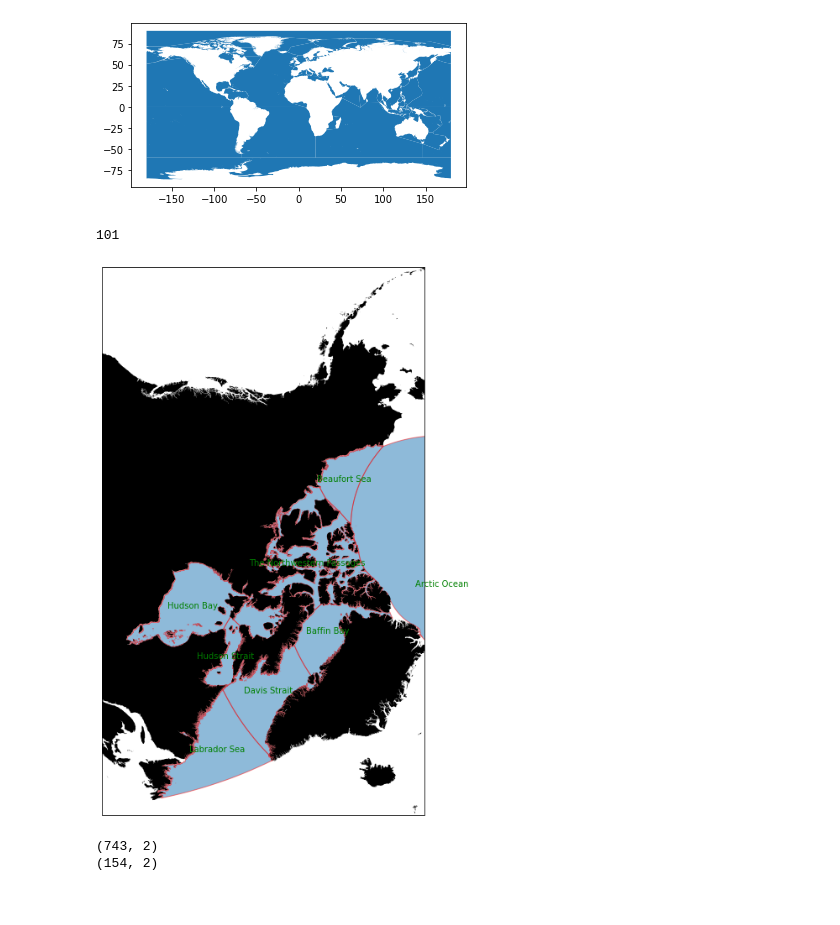
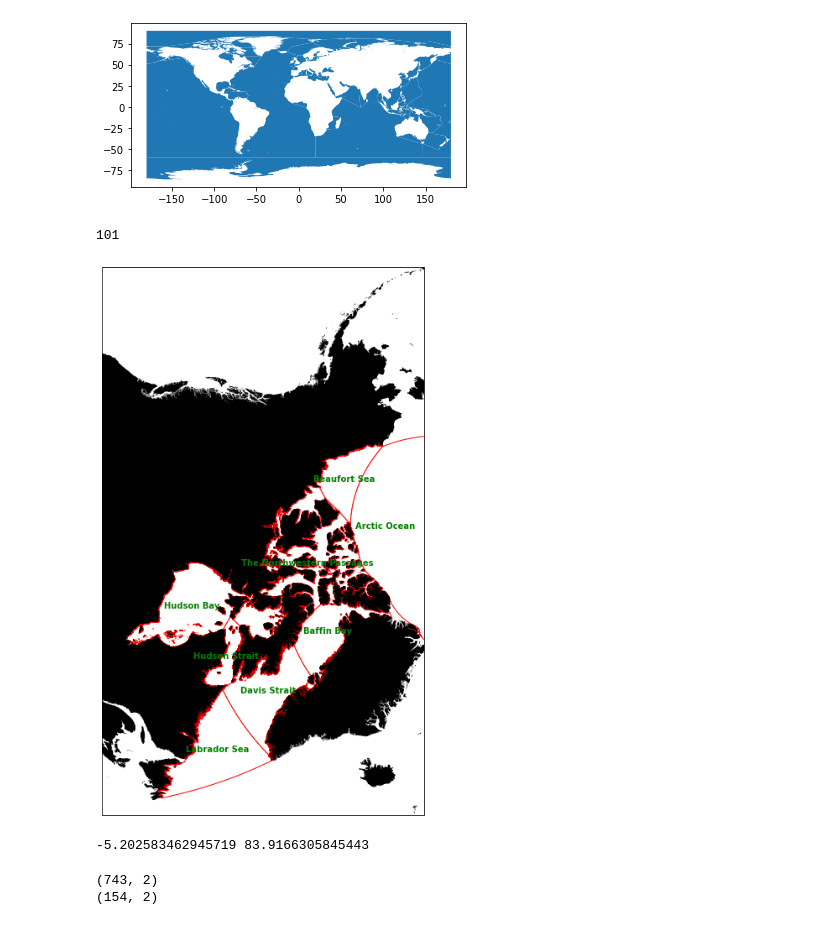
Before and after one commit to AmeyV05/Regional_canada_model, a Jupyter notebook: Altimetry_vanInger/Modifications with Altimetry data.ipynb, the cells around one changed output. Saved outputs shown, nothing was run; the diff lists cells and outputs as text; code cells hidden in the pictures.

Commit message:
seasonal and annual stats and figures

```diff
--- a/Altimetry_vanInger/Modifications with Altimetry data.ipynb
+++ b/Altimetry_vanInger/Modifications with Altimetry data.ipynb
@@ -310,39 +310,42 @@ Seasvec=['Hudson Bay','The Northwestern Passages','Hudson Strait','Baffin Bay','
 # %%
 import cartopy.crs as ccrs
 import cartopy.feature as cpf
 # marking the x-axis and y-axis
 fig=plt.figure(figsize=(12, 12), frameon=True)
 ax=plt.axes(projection=ccrs.NorthPolarStereo(central_longitude=0.0,true_scale_latitude=None, globe=None))
 ax.set_extent((-158, -47, 49, 84), crs=ccrs.PlateCarree())
 # ax.set_extent([-180,180,45,90])
 feature=cpf.GSHHSFeature(scale='i',levels=[1],facecolor='black',alpha=1,edgecolor='none')
 npoly=len(df.NAME)
 print(npoly)
 for i in range(npoly):
     polyname=df.NAME[i]
     for sea in Seasvec:
         if polyname==sea:
             # print(df.Latitude[i],df.Longitude[i])
             poly=df.geometry[i]
-            g=ax.add_geometries([poly], crs=ccrs.PlateCarree(), edgecolor='red', alpha=0.5)
+            g=ax.add_geometries([poly], crs=ccrs.PlateCarree(), edgecolor='red', alpha=1,facecolor='white')
             if polyname=='Arctic Ocean':
-                x = poly.centroid.x-8.0
-                y = poly.centroid.y+6.0
+                x = poly.centroid.x-130.0
+                y = poly.centroid.y-4.0
             else:
                 x = poly.centroid.x
                 y = poly.centroid.y
-            ax.text(x, y, polyname, color='green',font='bold', size=10, ha='center', va='center', transform=ccrs.PlateCarree())
+            ax.text(x, y, polyname, color='green',fontweight='bold', size=10, ha='center', va='center', transform=ccrs.PlateCarree())
 
 ax.add_feature(feature)
 # print(x,y)
-
-# plt.scatter(svec[:,0],svec[:,1],c=sM2amp,transform=ccrs.PlateCarree())
-# add in the polygon
-
+plt.savefig('Canadmodel_regions.jpg',dpi=500)
 plt.show()
 # %% [output]
 101
-[figure, old version]
+[figure, new version]
+# %%
+x1=poly.centroid.x
+y1=poly.centroid.y
+print(x1,y1)
+# %% [output]
+-5.202583462945719 83.9166305845443
 # %%
 # checking if the tide gauge and altimetry  lies in a particular polygon!
 obs=np.loadtxt('Altimetry_canada.xyn',usecols=(0,1),dtype='float')
```
Also changed, not shown: 15 other files.
